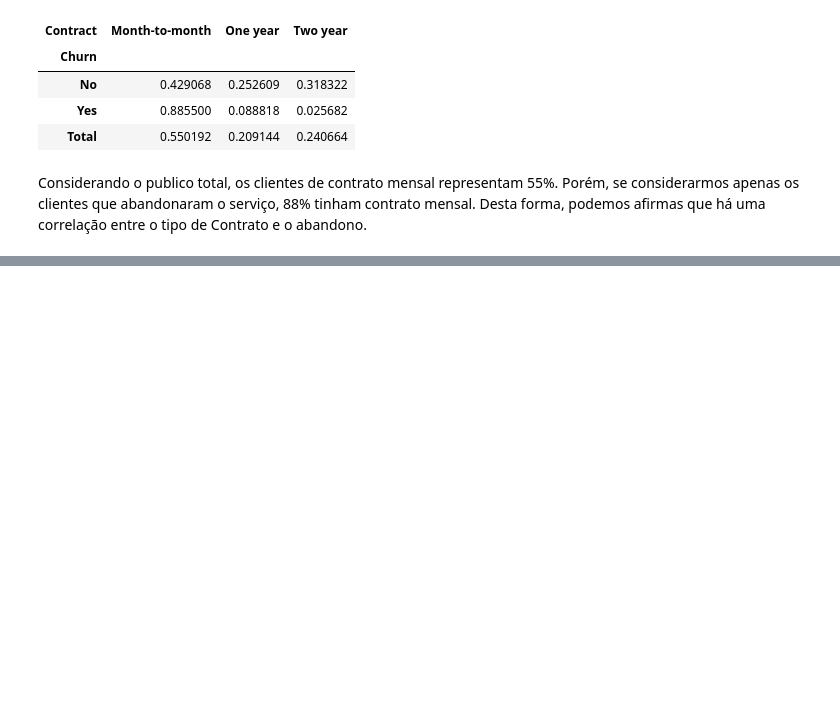
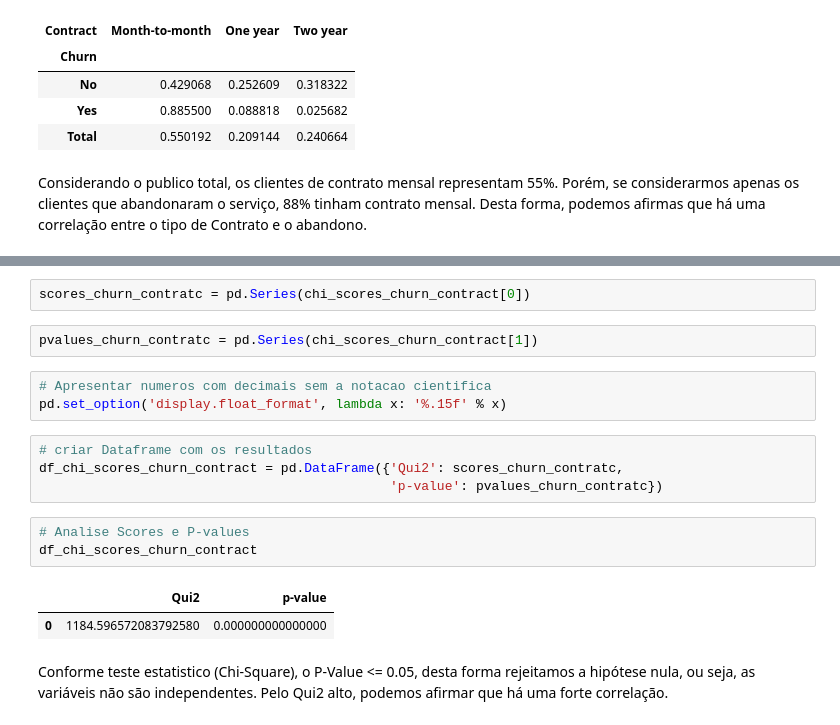
Before and after one commit to ThauanyAA/eda, a Jupyter notebook: eda_churn.ipynb, the cells around one changed output, grey strips where cells are left out. Drawn from its saved outputs; the diff is of its cells as text; blank space fills up the shorter version.

```diff
--- a/eda_churn.ipynb
+++ b/eda_churn.ipynb
@@ -770,0 +796,19 @@ Desta forma, podemos afirmas que há uma correlação entre o tipo de Contrato e
+# %%
+scores_churn_contratc = pd.Series(chi_scores_churn_contract[0])
+# %%
+pvalues_churn_contratc = pd.Series(chi_scores_churn_contract[1])
+# %%
+# Apresentar numeros com decimais sem a notacao cientifica
+pd.set_option('display.float_format', lambda x: '%.15f' % x)
+# %%
+# criar Dataframe com os resultados
+df_chi_scores_churn_contract = pd.DataFrame({'Qui2': scores_churn_contratc,
+                                             'p-value': pvalues_churn_contratc})
+# %%
+# Analise Scores e P-values
+df_chi_scores_churn_contract
+# %% [output]
+|  | Qui2 | p-value |
+| 0 | 1184.596572083792580 | 0.000000000000000 |
+# %% [markdown]
+Conforme teste estatistico (Chi-Square), o P-Value <= 0.05, desta forma rejeitamos a hipótese nula, ou seja, as variáveis não são independentes. Pelo Qui2 alto, podemos afirmar que há uma forte correlação.
```
Also changed, not shown: parts of 18 cells of this notebook, 2 other files.
